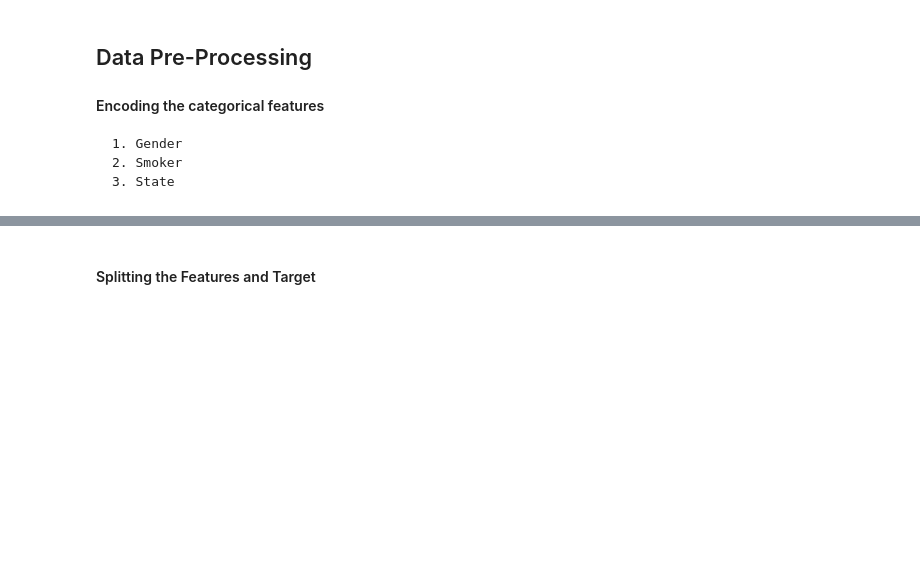
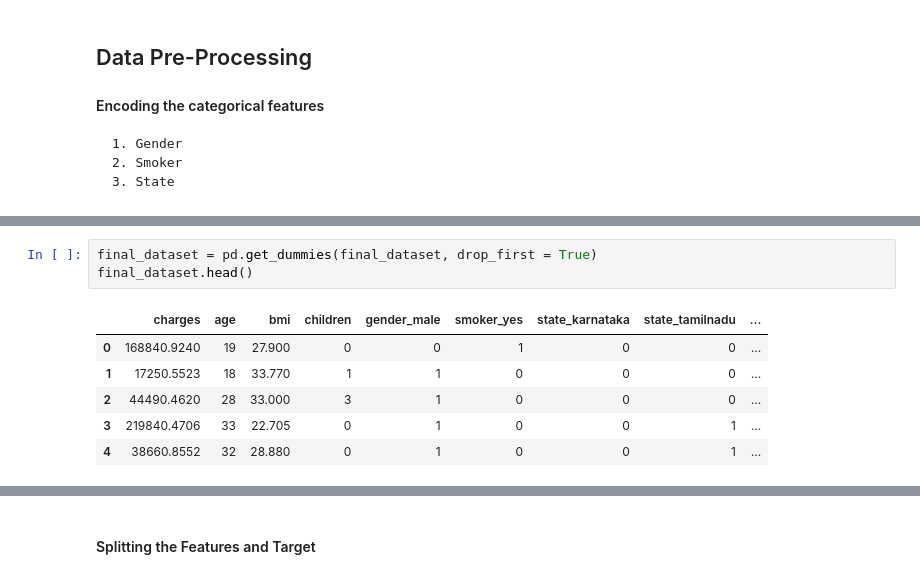
Before and after one commit to SudheerT055/MCA_MiniProject, a Jupyter notebook: MedicalCostPredictionSystem.ipynb, the cells around one changed output, grey strips where cells are left out. Cells and saved outputs as stored; diff of their text form; blank space fills up the shorter version.

```diff
--- a/MedicalCostPredictionSystem.ipynb
+++ b/MedicalCostPredictionSystem.ipynb
@@ -151,0 +166,10 @@ dataset.replace({'state':{'andhrapradesh':0,'telangana':1,'karnataka':2,'tamilna
+# %%
+final_dataset = pd.get_dummies(final_dataset, drop_first = True)
+final_dataset.head()
+# %% [output]
+|  | charges | age | bmi | children | gender_male | smoker_yes | state_karnataka | state_tamilnadu | ... |
+| 0 | 168840.9240 | 19 | 27.900 | 0 | 0 | 1 | 0 | 0 | ... |
+| 1 | 17250.5523 | 18 | 33.770 | 1 | 1 | 0 | 0 | 0 | ... |
+| 2 | 44490.4620 | 28 | 33.000 | 3 | 1 | 0 | 0 | 0 | ... |
+| 3 | 219840.4706 | 33 | 22.705 | 0 | 1 | 0 | 0 | 1 | ... |
+| 4 | 38660.8552 | 32 | 28.880 | 0 | 1 | 0 | 0 | 1 | ... |
```
Also changed, not shown: parts of 17 cells of this notebook.
